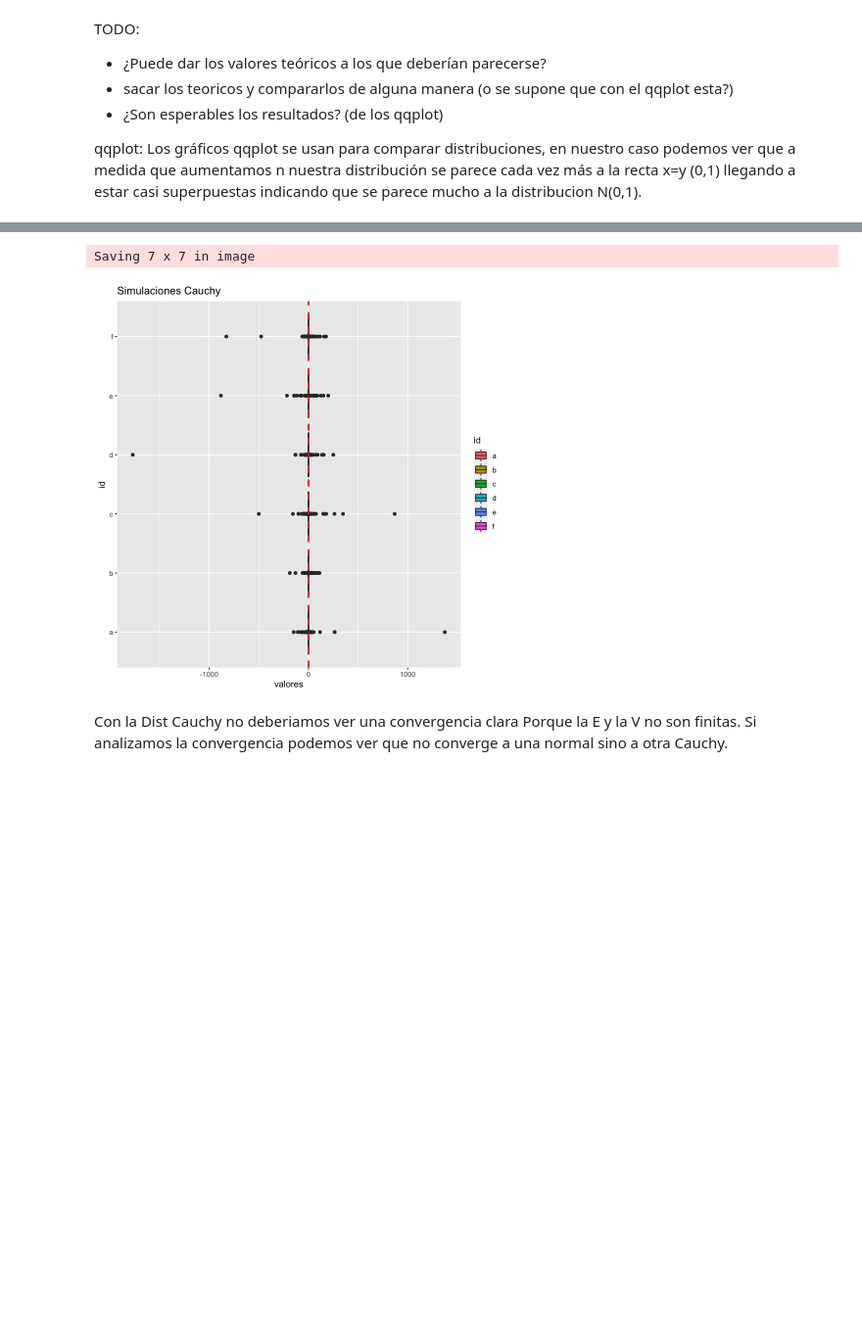
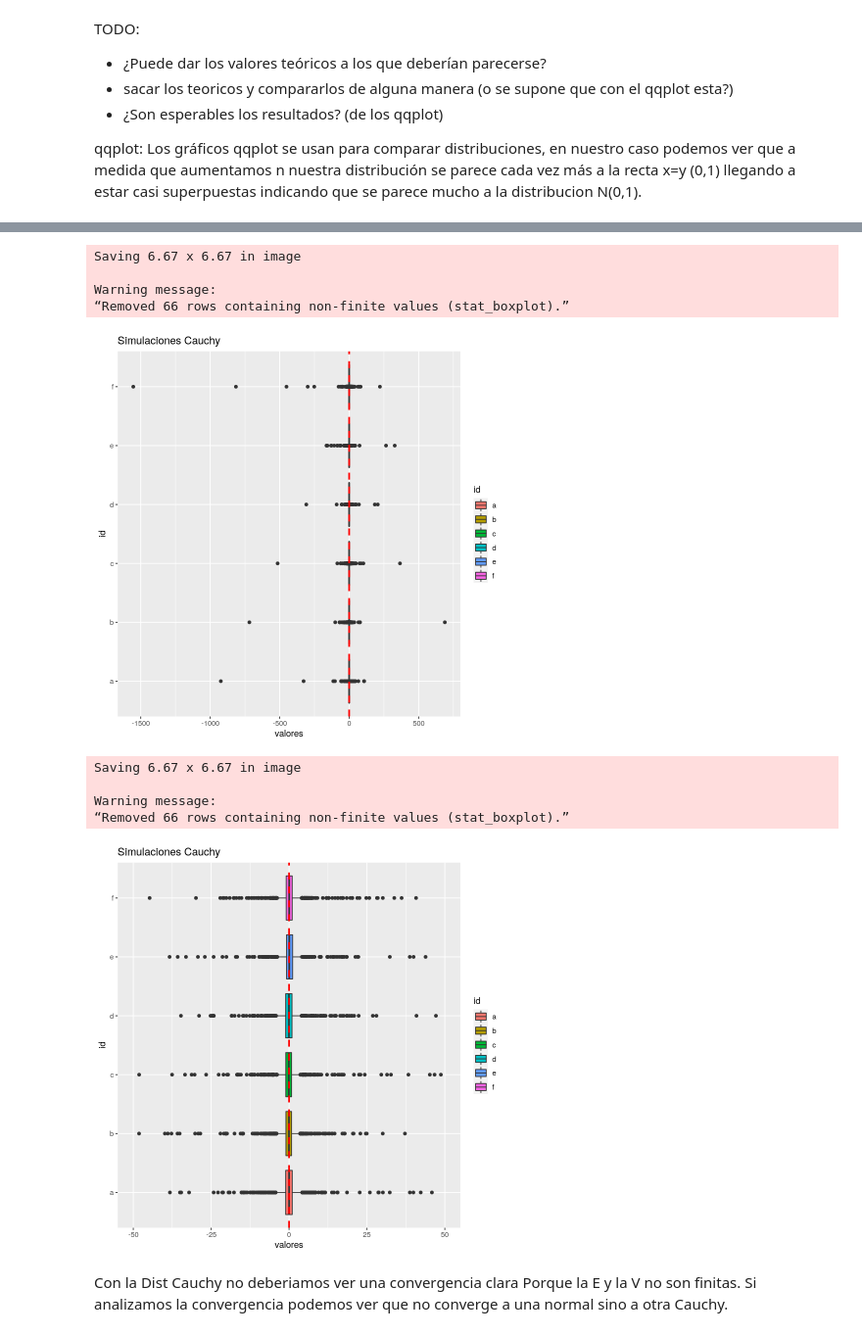
Before and after one commit to fzanollo/proba, a Jupyter notebook: tp/TP.ipynb, the cells around one changed output, grey strips where cells are left out. Shown at 98% size. Saved outputs shown, nothing was run; the diff lists cells and outputs as text; code cells hidden in the pictures; blank space fills up the shorter version.

```diff
--- a/tp/TP.ipynb
+++ b/tp/TP.ipynb
@@ -207,15 +207,15 @@ Saving 7 x 7 in image
 ## h) <img src="attachment:image.png" width="800">
 # %%
 #a = 1000 datos sin promediar
-a_datos_h = rcauchy(1000, location = 0, scale = 1)
+a_datos_h = rcauchy(1000)
 make_histogram(a_datos_h, "histograma cauchy sin promediar (a)", "cauchy_histograma_a")
 
 #b = 1000 datos promedio de 2
-b_datos_h = replicate(1000, {mean(rcauchy(2, location = 0, scale = 1))})
+b_datos_h = replicate(1000, {mean(rcauchy(2))})
 make_histogram(b_datos_h, "histograma cauchy promedio de 2 (b)", "cauchy_histograma_b")
 
 #c = 1000 datos promedio de 5
-c_datos_h = replicate(1000, {mean(rcauchy(5, location = 0, scale = 1))})
+c_datos_h = replicate(1000, {mean(rcauchy(5))})
 make_histogram(c_datos_h, "histograma cauchy promedio de 5 (c)", "cauchy_histograma_c")
 
 #d = 1000 datos promedio de 30
@@ -246,14 +246,28 @@ Saving 7 x 7 in image
 # %%
 dat_h = data.frame(valores=c(a_datos_h, b_datos_h, c_datos_h, d_datos_h, e_datos_h, f_datos_h), id=rep(c('a','b','c','d','e','f'),each=1000))
 
 ggplot(dat_h, aes(x=id, y=valores, fill=id)) +
-  geom_boxplot() + coord_flip() + geom_hline(yintercept = 0.5, linetype="dashed", color = "red", size=1) +
+  geom_boxplot() + coord_flip() + geom_hline(yintercept = 0, linetype="dashed", color = "red", size=1) +
   ggtitle("Simulaciones Cauchy")
 
 ggsave("imagenes/ej_h_boxplot", device = "png")
+
+ggplot(dat_h, aes(x=id, y=valores, fill=id)) +
+  geom_boxplot() + coord_flip() + geom_hline(yintercept = 0, linetype="dashed", color = "red", size=1) +
+  ylim(-50,50) + ggtitle("Simulaciones Cauchy")
+
+ggsave("imagenes/ej_h_boxplot_lim50", device = "png")
 # %% [output]
-Saving 7 x 7 in image
+Saving 6.67 x 6.67 in image
+
+Warning message:
+“Removed 66 rows containing non-finite values (stat_boxplot).”
-[figure, old version]
+[figure, new version]
+Saving 6.67 x 6.67 in image
+
+Warning message:
+“Removed 66 rows containing non-finite values (stat_boxplot).”
+[figure, added]
 # %% [markdown]
 Con la Dist Cauchy no deberiamos ver una convergencia clara
 Porque la E y la V no son finitas.
```
Also changed, not shown: parts of 16 cells of this notebook, 38 other files.
